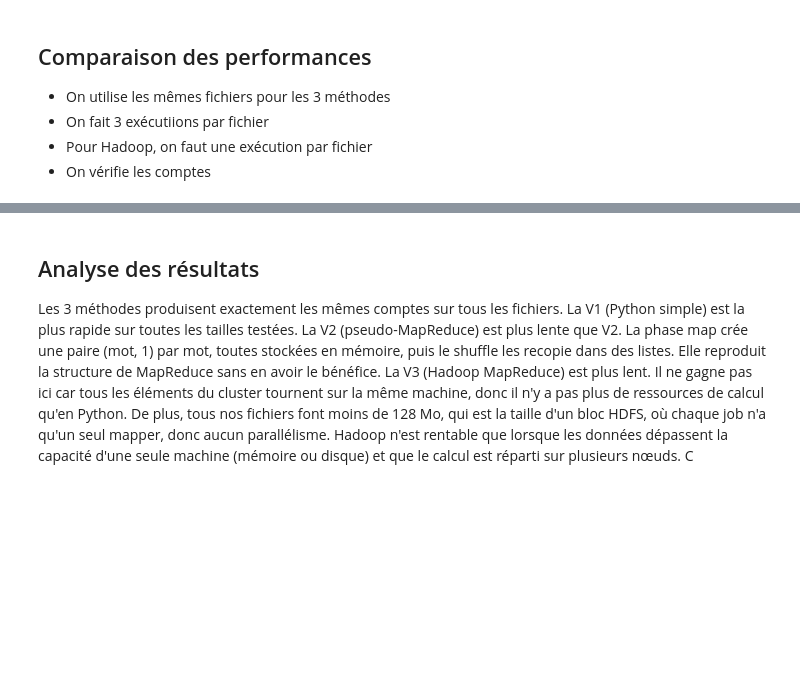
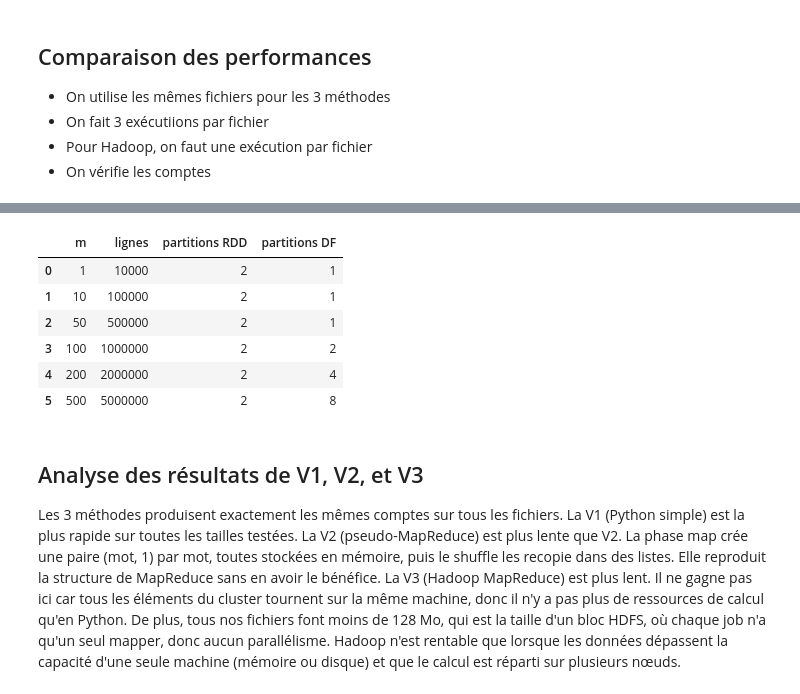
Before and after one commit to Nabbrh/comptage-mots-mapreduce, a Jupyter notebook: comptage_mots.ipynb, the cells around one changed output, grey strips where cells are left out. Drawn from its saved outputs; the diff is of its cells as text; code cells hidden in the pictures; blank space fills up the shorter version.

```diff
--- a/comptage_mots.ipynb
+++ b/comptage_mots.ipynb
@@ -353,5 +490,20 @@ m=100 : V1 pic =    61.1 Mo   |   V2 pic =   119.2 Mo
+# %%
+# partitions réelles
+
+resultats = resultats.rename(columns={"partitions Spark": "partitions RDD"})
+resultats["partitions DF"] = [spark.read.text(uri(fichiers[m])).rdd.getNumPartitions() for m in resultats["m"]]
+resultats.to_csv("resultats_benchmark.csv", index=False)
+resultats[["m", "lignes", "partitions RDD", "partitions DF"]]
+# %% [output]
+|  | m | lignes | partitions RDD | partitions DF |
+| 0 | 1 | 10000 | 2 | 1 |
+| 1 | 10 | 100000 | 2 | 1 |
+| 2 | 50 | 500000 | 2 | 1 |
+| 3 | 100 | 1000000 | 2 | 2 |
+| 4 | 200 | 2000000 | 2 | 4 |
+| 5 | 500 | 5000000 | 2 | 8 |
 # %% [markdown]
-## Analyse des résultats
+## Analyse des résultats de V1, V2, et V3
 
 Les 3 méthodes produisent exactement les mêmes comptes sur tous les fichiers.
 La V1 (Python simple) est la plus rapide sur toutes les tailles testées.
@@ -359,4 +511,4 @@ La V2 (pseudo-MapReduce) est plus lente que V2. La phase map crée une paire (mo
 La V3 (Hadoop MapReduce) est plus lent. Il ne gagne pas ici car tous les éléments du cluster tournent sur la même machine, donc il n'y a pas plus de ressources de calcul qu'en Python. De plus, tous nos fichiers
 font moins de 128 Mo, qui est la taille d'un bloc HDFS, où chaque job n'a qu'un seul mapper, donc aucun
 parallélisme. Hadoop n'est rentable que lorsque les données dépassent la capacité d'une seule machine
-(mémoire ou disque) et que le calcul est réparti sur plusieurs nœuds. C
+(mémoire ou disque) et que le calcul est réparti sur plusieurs nœuds.
```
Also changed, not shown: parts of 17 cells of this notebook, 3 other files.
